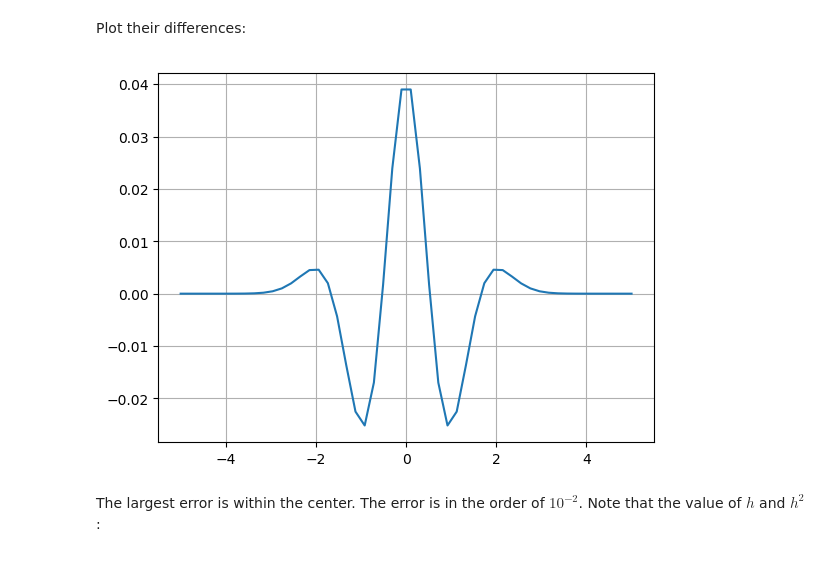
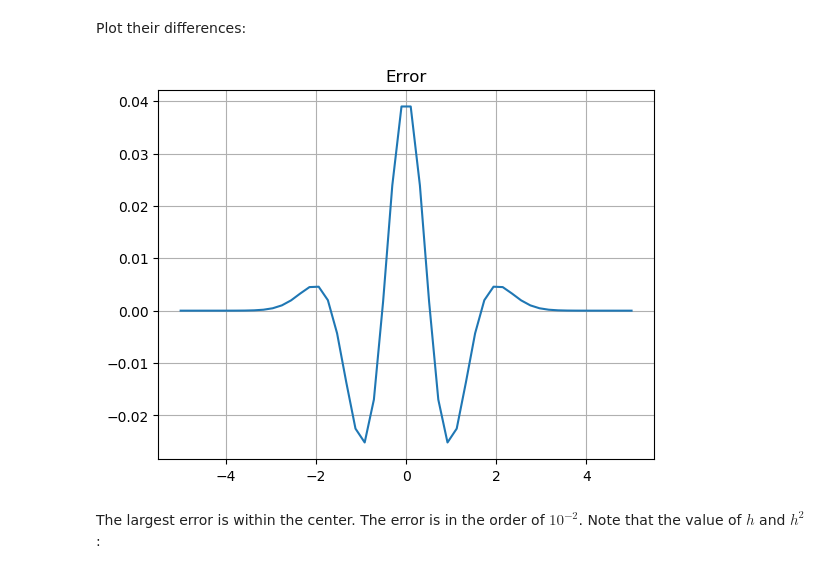
Before and after one commit to f-fathurrahman/ffr-komputasi-material, a Jupyter notebook: NumericalQM/FD1d_v1.ipynb, the cells around one changed output. Saved outputs shown, nothing was run; the diff lists cells and outputs as text; code cells hidden in the pictures.

```diff
--- a/NumericalQM/FD1d_v1.ipynb
+++ b/NumericalQM/FD1d_v1.ipynb
@@ -206,9 +215,10 @@ Plot their differences:
 # %%
 plt.clf()
 plt.plot(x, d2_psi - d2_psi_exact)
+plt.title("Error")
 plt.grid();
 # %% [output]
-[figure, old version]
+[figure, new version]
 # %% [markdown]
 The largest error is within the center. The error is in the order of $10^{-2}$. Note that the value of $h$ and $h^2$:
 # %%
```
Also changed, not shown: parts of 6 cells of this notebook.
